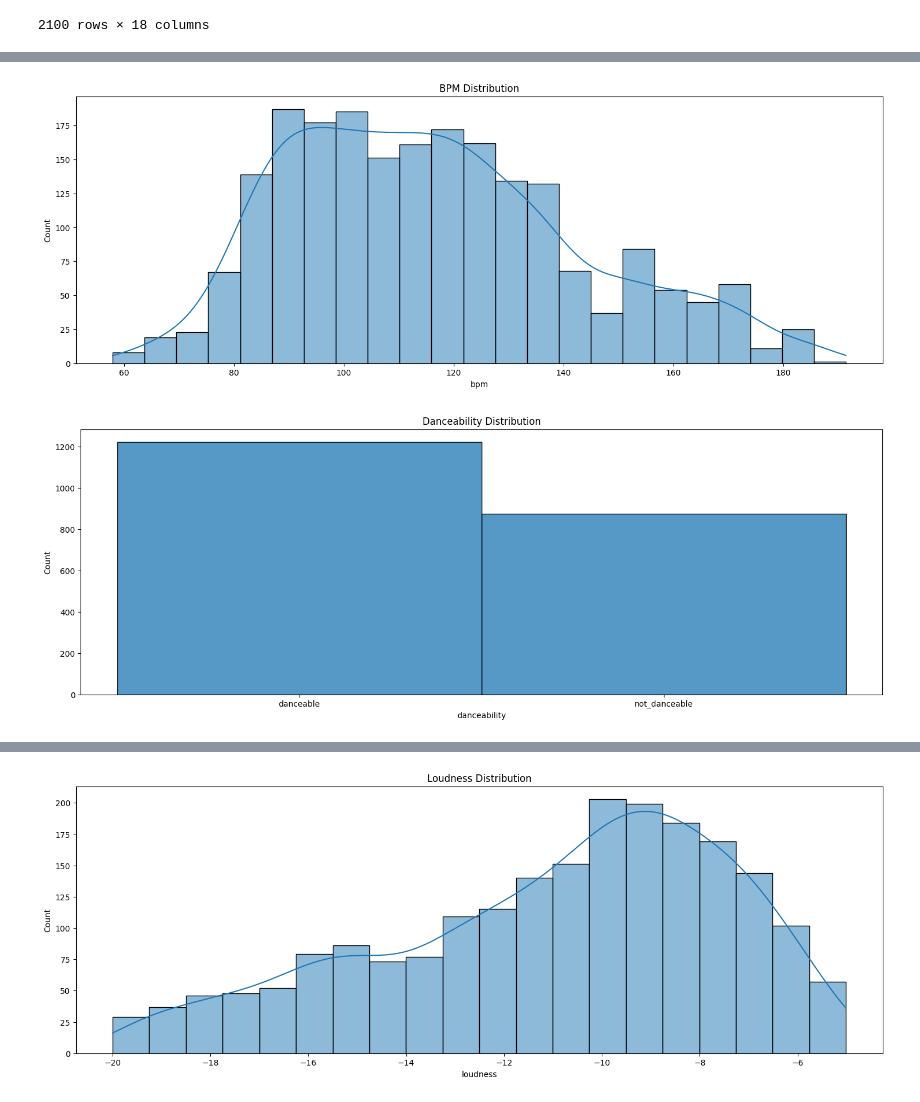
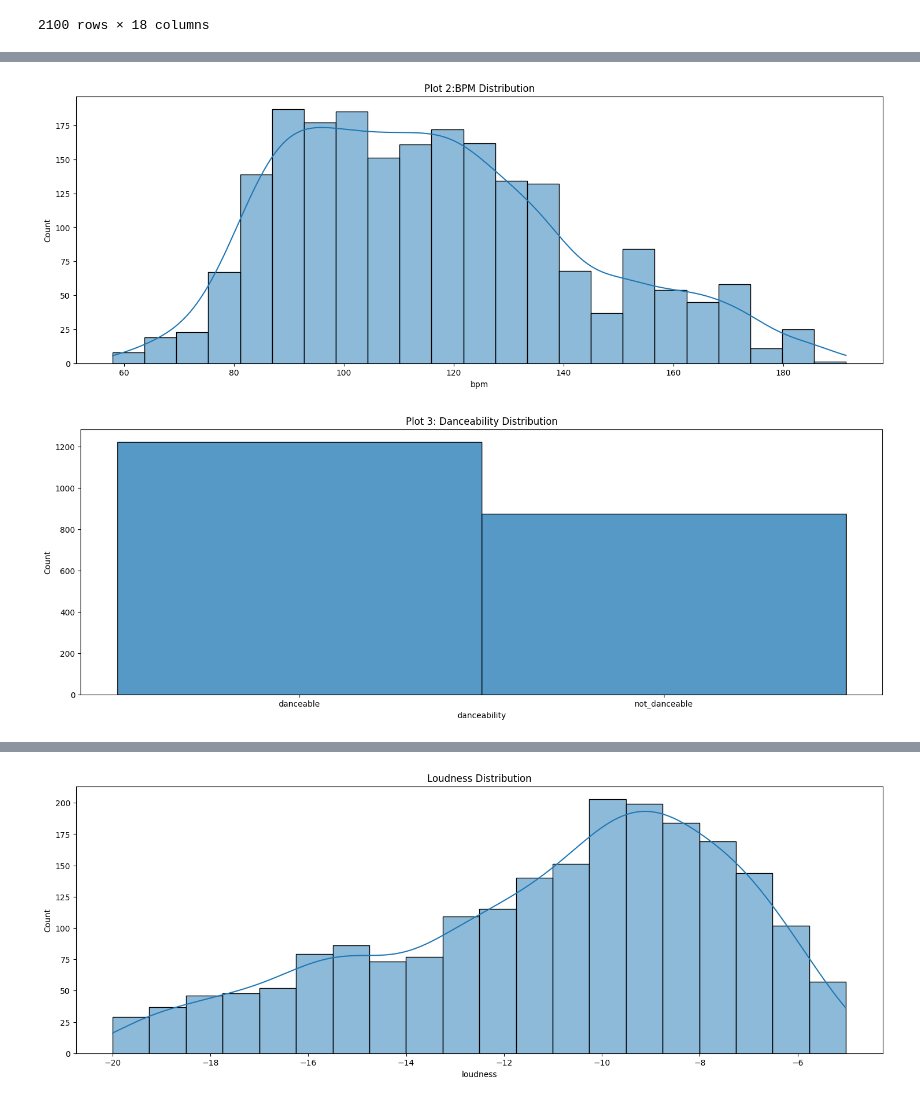
Before and after one commit to inspektral/amplab-1, a Jupyter notebook: amplab-1.ipynb, the cells around one changed output, grey strips where cells are left out. Cells and saved outputs as stored; diff of their text form; code cells hidden in the pictures.

```diff
--- a/amplab-1.ipynb
+++ b/amplab-1.ipynb
@@ -34,24 +43,24 @@ plt.show()
 # %%
 import matplotlib.pyplot as plt
 
 # Set the figure size
 plt.figure(figsize=(18, 6))
 
 # Plot bpm column distribution
 sns.histplot(df['bpm'], kde=True)
 
 # Add title
-plt.title('BPM Distribution')
+plt.title('Plot 2:BPM Distribution')
 
 # Show the plot
 plt.show()
 # %% [output]
-[figure, old version]
+[figure, new version]
 # %%
 # plot danceability column distribution
 plt.figure(figsize=(18, 6))
 sns.histplot(df['danceability'], kde=False)
-plt.title('Danceability Distribution')
+plt.title('Plot 3: Danceability Distribution')
 plt.show()
 # %% [output]
-[figure, old version]
+[figure, new version]
```
Also changed, not shown: parts of 10 cells of this notebook.
